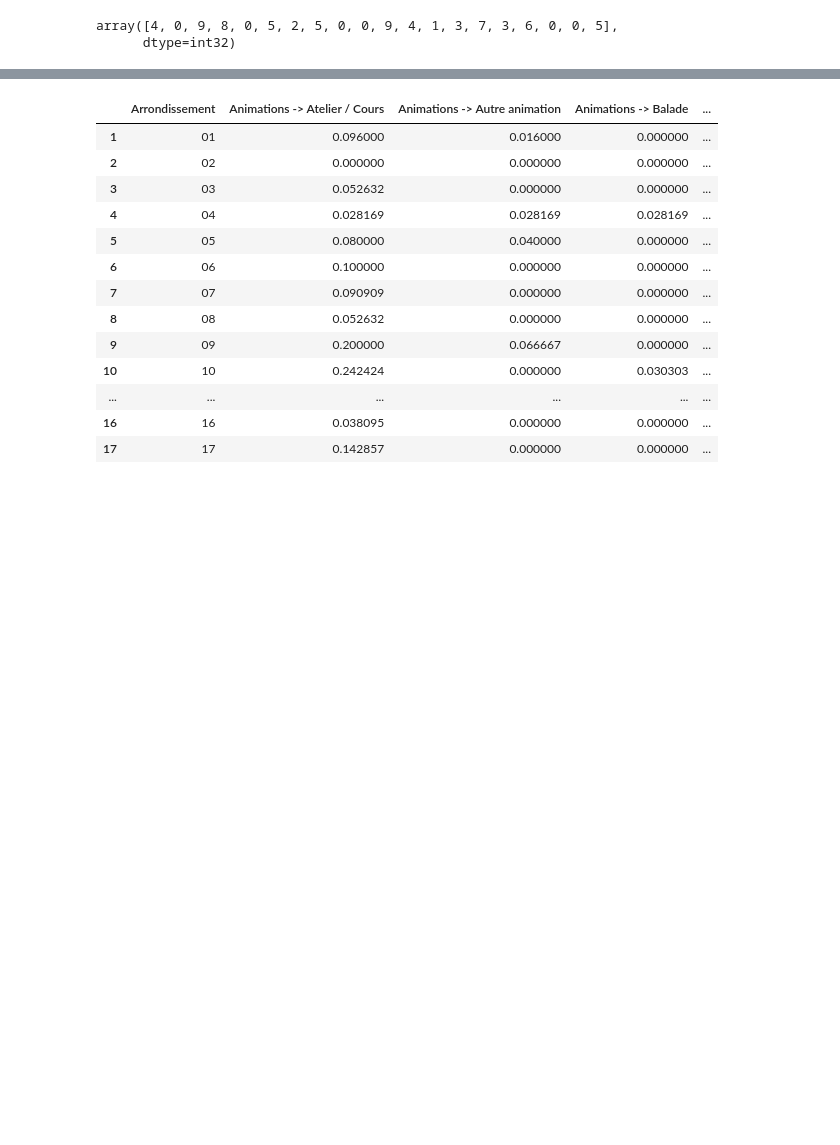
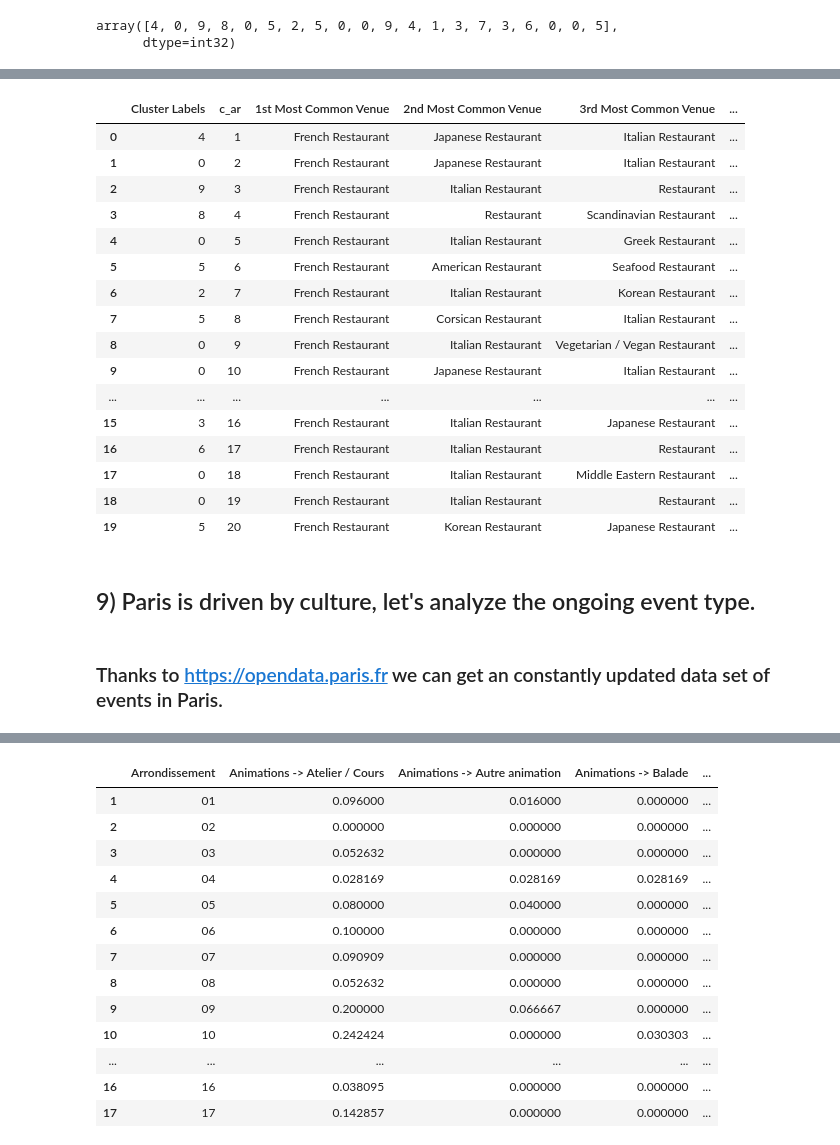
Before and after one commit to ernesst/Coursera_Capstone, a Jupyter notebook: Capstone Project W4-W5.ipynb, the cells around one changed output, grey strips where cells are left out. Cells and saved outputs as stored; diff of their text form; code cells hidden in the pictures; blank space fills up the shorter version.

```diff
--- a/Capstone Project W4-W5.ipynb
+++ b/Capstone Project W4-W5.ipynb
@@ -707,3 +729,27 @@ map_clusters_restaurants
+# %%
+neighbourhoods_venues_sorted_restaurants[:20]
+# %% [output]
+|  | Cluster Labels | c_ar | 1st Most Common Venue | 2nd Most Common Venue | 3rd Most Common Venue | ... |
+| 0 | 4 | 1 | French Restaurant | Japanese Restaurant | Italian Restaurant | ... |
+| 1 | 0 | 2 | French Restaurant | Japanese Restaurant | Italian Restaurant | ... |
+| 2 | 9 | 3 | French Restaurant | Italian Restaurant | Restaurant | ... |
+| 3 | 8 | 4 | French Restaurant | Restaurant | Scandinavian Restaurant | ... |
+| 4 | 0 | 5 | French Restaurant | Italian Restaurant | Greek Restaurant | ... |
+| 5 | 5 | 6 | French Restaurant | American Restaurant | Seafood Restaurant | ... |
+| 6 | 2 | 7 | French Restaurant | Italian Restaurant | Korean Restaurant | ... |
+| 7 | 5 | 8 | French Restaurant | Corsican Restaurant | Italian Restaurant | ... |
+| 8 | 0 | 9 | French Restaurant | Italian Restaurant | Vegetarian / Vegan Restaurant | ... |
+| 9 | 0 | 10 | French Restaurant | Japanese Restaurant | Italian Restaurant | ... |
+| ... | ... | ... | ... | ... | ... | ... |
+| 15 | 3 | 16 | French Restaurant | Italian Restaurant | Japanese Restaurant | ... |
+| 16 | 6 | 17 | French Restaurant | Italian Restaurant | Restaurant | ... |
+| 17 | 0 | 18 | French Restaurant | Italian Restaurant | Middle Eastern Restaurant | ... |
+| 18 | 0 | 19 | French Restaurant | Italian Restaurant | Restaurant | ... |
+| 19 | 5 | 20 | French Restaurant | Korean Restaurant | Japanese Restaurant | ... |
+# %% [markdown]
+## 9) Paris is driven by culture, let's analyze the ongoing event type.
+# %% [markdown]
+### Thanks to https://opendata.paris.fr we can get an constantly updated data set of events in Paris.
 # %%
 !wget "https://opendata.paris.fr/explore/dataset/que-faire-a-paris-/download/?format=geojson&timezone=Europe/Berlin&lang=fr" -O culture.geojson
 print('GeoJSON file downloaded!')
```
Also changed, not shown: parts of 26 cells of this notebook.
